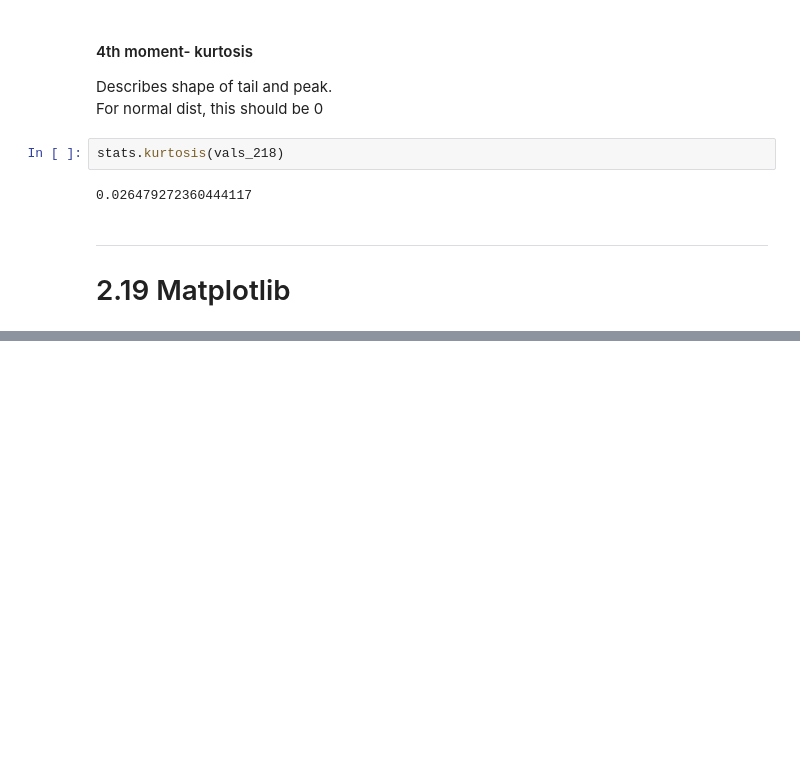
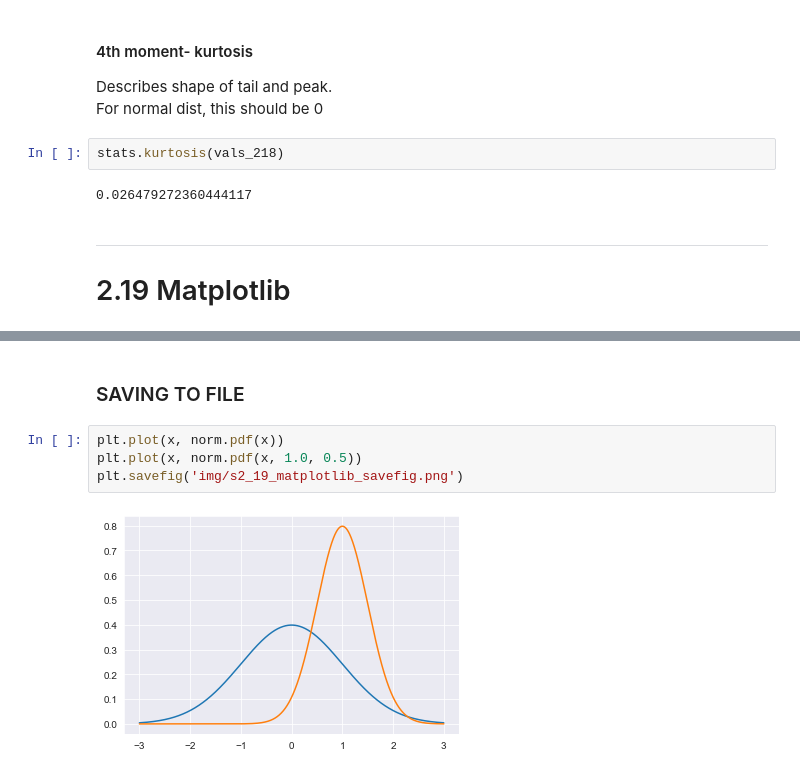
Before and after one commit to Ozxahmed/ML_DS_DL_Udemy_Course, a Jupyter notebook: s2_statistics_probability_refresher.ipynb, the cells around one changed output, grey strips where cells are left out. Saved outputs shown, nothing was run; the diff lists cells and outputs as text; blank space fills up the shorter version.

Commit message:
section 2.19- matplotlib

```diff
--- a/s2_statistics_probability_refresher.ipynb
+++ b/s2_statistics_probability_refresher.ipynb
@@ -319,0 +342,8 @@ np.ra
+# %% [markdown]
+### SAVING TO FILE
+# %%
+plt.plot(x, norm.pdf(x))
+plt.plot(x, norm.pdf(x, 1.0, 0.5))
+plt.savefig('img/s2_19_matplotlib_savefig.png')
+# %% [output]
+[figure, added]
```
Also changed, not shown: parts of 38 cells of this notebook, 1 other file.
